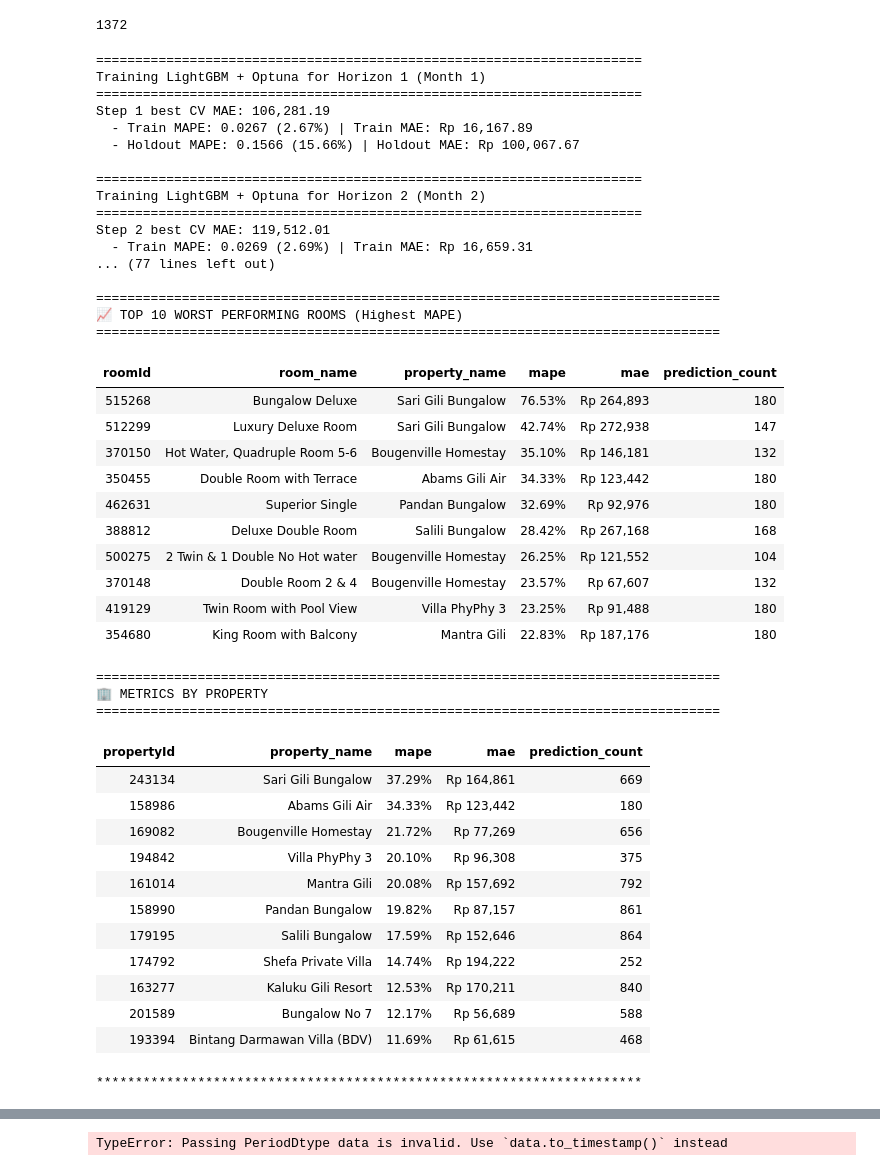
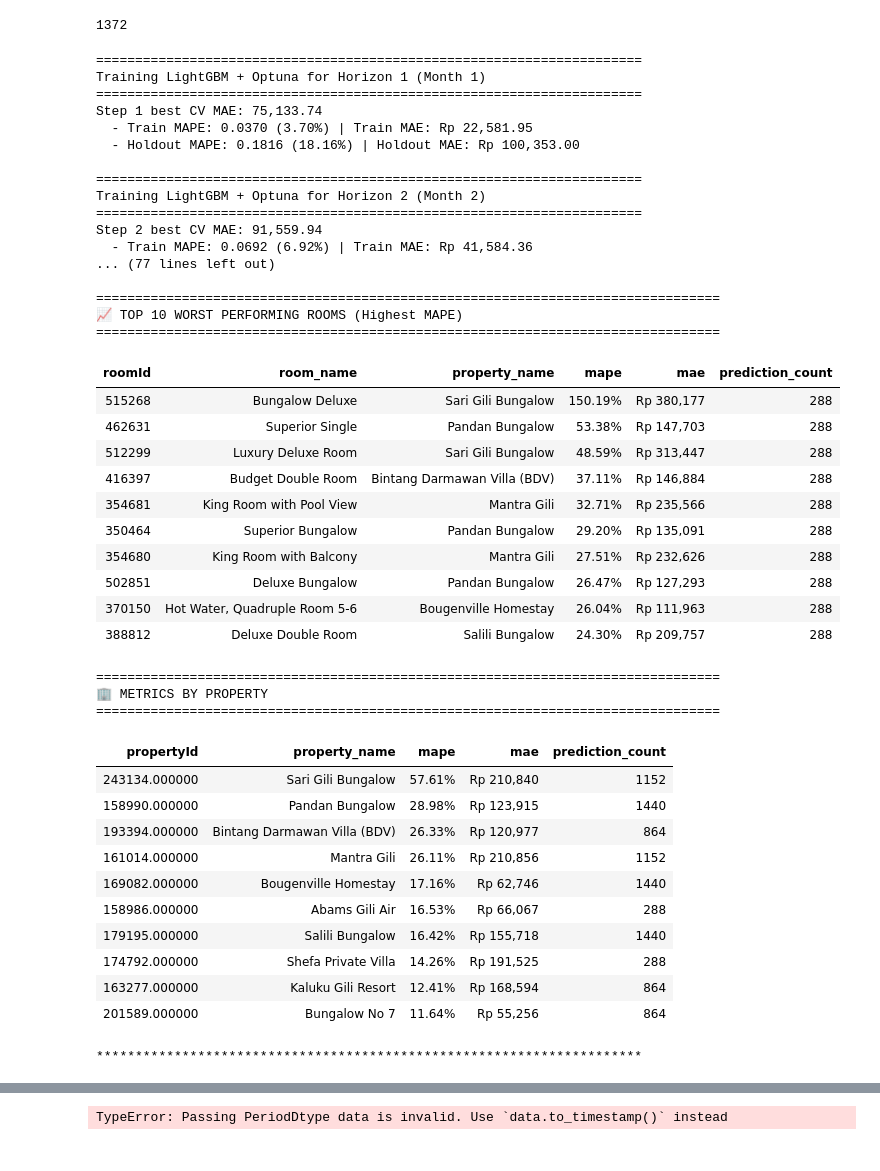
Before and after one commit to notnsas/hotel-demand-forecasting, a Jupyter notebook: notebooks/03_modeling.ipynb, the cells around one changed output, grey strips where cells are left out. Saved outputs shown, nothing was run; the diff lists cells and outputs as text; code cells hidden in the pictures.

```diff
--- a/notebooks/03_modeling.ipynb
+++ b/notebooks/03_modeling.ipynb
@@ -3547,6 +3529,7 @@ def advanced_hybrid_fe_direct(data, h=1):
     return df
 # %%
 data = data[data["propertyId"] != 194837]
+data = data[data["propertyId"] != 194842]
 # data = data[data["propertyId"] != 243134]
 # %%
 import numpy as np
@@ -3626,7 +3609,12 @@ data["price"] = data["price"].replace(0, np.nan)
 data["price"] = data.groupby("roomId")["price"].transform(lambda x: x.ffill().bfill())
 
 # Ensure date/year/month exist in global data for the inference function
-data['date'] = pd.to_datetime(data['month_period'])
+# data['date'] = pd.to_datetime(data['month_period'])
+# 1. Safely handle the PeriodDtype so Pandas doesn't crash
+if pd.api.types.is_period_dtype(data['month_period']):
+    data['date'] = data['month_period'].dt.to_timestamp()
+else:
+    data['date'] = pd.to_datetime(data['month_period'])
 data['year'] = data['date'].dt.year
 data['month'] = data['date'].dt.month
 
@@ -3806,7 +3794,7 @@ for h in range(1, 13):
         sampler=optuna.samplers.TPESampler(seed=222),
         pruner=optuna.pruners.MedianPruner(n_warmup_steps=1),
     )
-    study.optimize(objective, n_trials=3, show_progress_bar=False) # Bump this up to 15+ later!
+    study.optimize(objective, n_trials=50, show_progress_bar=False) # Bump this up to 15+ later!
 
     best_params = study.best_params.copy()
     best_rounds = int(best_params.pop("num_boost_round"))
@@ -3934,63 +3922,62 @@ if overall_holdout_mape and overall_holdout_mae:
     display(room_metrics.sort_values("mape", ascending=False).head(10).style.format({
         'mae': 'Rp {:,.0f}',
         'mape': '{:.2f}%'
     }).hide(axis="index"))
 
     print("\n" + "="*80)
     print("🏢 METRICS BY PROPERTY")
     print("="*80)
     display(prop_metrics.sort_values("mape", ascending=False).style.format({
         'mae': 'Rp {:,.0f}',
         'mape': '{:.2f}%'
     }).hide(axis="index"))
 
 else:
     print("No holdout metrics were computed.")
 print("*"*70 + "\n")
 # %% [output]
 ======================================================================
 Training LightGBM + Optuna for Horizon 1 (Month 1)
 ======================================================================
-Step 1 best CV MAE: 106,281.19
-  - Train MAPE: 0.0267 (2.67%) | Train MAE: Rp 16,167.89
-  - Holdout MAPE: 0.1566 (15.66%) | Holdout MAE: Rp 100,067.67
+Step 1 best CV MAE: 75,133.74
+  - Train MAPE: 0.0370 (3.70%) | Train MAE: Rp 22,581.95
+  - Holdout MAPE: 0.1816 (18.16%) | Holdout MAE: Rp 100,353.00
 
 ======================================================================
 Training LightGBM + Optuna for Horizon 2 (Month 2)
 ======================================================================
-Step 2 best CV MAE: 119,512.01
-  - Train MAPE: 0.0269 (2.69%) | Train MAE: Rp 16,659.31
+Step 2 best CV MAE: 91,559.94
+  - Train MAPE: 0.0692 (6.92%) | Train MAE: Rp 41,584.36
 ... (77 lines left out)
 
 ================================================================================
 📈 TOP 10 WORST PERFORMING ROOMS (Highest MAPE)
 ================================================================================
 | roomId | room_name | property_name | mape | mae | prediction_count |
-| 515268 | Bungalow Deluxe | Sari Gili Bungalow | 76.53% | Rp 264,893 | 180 |
-| 512299 | Luxury Deluxe Room | Sari Gili Bungalow | 42.74% | Rp 272,938 | 147 |
-| 370150 | Hot Water, Quadruple Room 5-6 | Bougenville Homestay | 35.10% | Rp 146,181 | 132 |
-| 350455 | Double Room with Terrace | Abams Gili Air | 34.33% | Rp 123,442 | 180 |
-| 462631 | Superior Single | Pandan Bungalow | 32.69% | Rp 92,976 | 180 |
-| 388812 | Deluxe Double Room | Salili Bungalow | 28.42% | Rp 267,168 | 168 |
-| 500275 | 2 Twin & 1 Double No Hot water | Bougenville Homestay | 26.25% | Rp 121,552 | 104 |
-| 370148 | Double Room 2 & 4 | Bougenville Homestay | 23.57% | Rp 67,607 | 132 |
-| 419129 | Twin Room with Pool View | Villa PhyPhy 3 | 23.25% | Rp 91,488 | 180 |
-| 354680 | King Room with Balcony | Mantra Gili | 22.83% | Rp 187,176 | 180 |
+| 515268 | Bungalow Deluxe | Sari Gili Bungalow | 150.19% | Rp 380,177 | 288 |
+| 462631 | Superior Single | Pandan Bungalow | 53.38% | Rp 147,703 | 288 |
+| 512299 | Luxury Deluxe Room | Sari Gili Bungalow | 48.59% | Rp 313,447 | 288 |
+| 416397 | Budget Double Room | Bintang Darmawan Villa (BDV) | 37.11% | Rp 146,884 | 288 |
+| 354681 | King Room with Pool View | Mantra Gili | 32.71% | Rp 235,566 | 288 |
+| 350464 | Superior Bungalow | Pandan Bungalow | 29.20% | Rp 135,091 | 288 |
+| 354680 | King Room with Balcony | Mantra Gili | 27.51% | Rp 232,626 | 288 |
+| 502851 | Deluxe Bungalow | Pandan Bungalow | 26.47% | Rp 127,293 | 288 |
+| 370150 | Hot Water, Quadruple Room 5-6 | Bougenville Homestay | 26.04% | Rp 111,963 | 288 |
+| 388812 | Deluxe Double Room | Salili Bungalow | 24.30% | Rp 209,757 | 288 |
 ================================================================================
 🏢 METRICS BY PROPERTY
 ================================================================================
 | propertyId | property_name | mape | mae | prediction_count |
-| 243134 | Sari Gili Bungalow | 37.29% | Rp 164,861 | 669 |
-| 158986 | Abams Gili Air | 34.33% | Rp 123,442 | 180 |
-| 169082 | Bougenville Homestay | 21.72% | Rp 77,269 | 656 |
-| 194842 | Villa PhyPhy 3 | 20.10% | Rp 96,308 | 375 |
-| 161014 | Mantra Gili | 20.08% | Rp 157,692 | 792 |
-| 158990 | Pandan Bungalow | 19.82% | Rp 87,157 | 861 |
-| 179195 | Salili Bungalow | 17.59% | Rp 152,646 | 864 |
-| 174792 | Shefa Private Villa | 14.74% | Rp 194,222 | 252 |
-| 163277 | Kaluku Gili Resort | 12.53% | Rp 170,211 | 840 |
-| 201589 | Bungalow No 7 | 12.17% | Rp 56,689 | 588 |
-| 193394 | Bintang Darmawan Villa (BDV) | 11.69% | Rp 61,615 | 468 |
+| 243134.000000 | Sari Gili Bungalow | 57.61% | Rp 210,840 | 1152 |
+| 158990.000000 | Pandan Bungalow | 28.98% | Rp 123,915 | 1440 |
+| 193394.000000 | Bintang Darmawan Villa (BDV) | 26.33% | Rp 120,977 | 864 |
+| 161014.000000 | Mantra Gili | 26.11% | Rp 210,856 | 1152 |
+| 169082.000000 | Bougenville Homestay | 17.16% | Rp 62,746 | 1440 |
+| 158986.000000 | Abams Gili Air | 16.53% | Rp 66,067 | 288 |
+| 179195.000000 | Salili Bungalow | 16.42% | Rp 155,718 | 1440 |
+| 174792.000000 | Shefa Private Villa | 14.26% | Rp 191,525 | 288 |
+| 163277.000000 | Kaluku Gili Resort | 12.41% | Rp 168,594 | 864 |
+| 201589.000000 | Bungalow No 7 | 11.64% | Rp 55,256 | 864 |
 **********************************************************************
 # %%
 import gc
```
Also changed, not shown: parts of 10 cells of this notebook.
